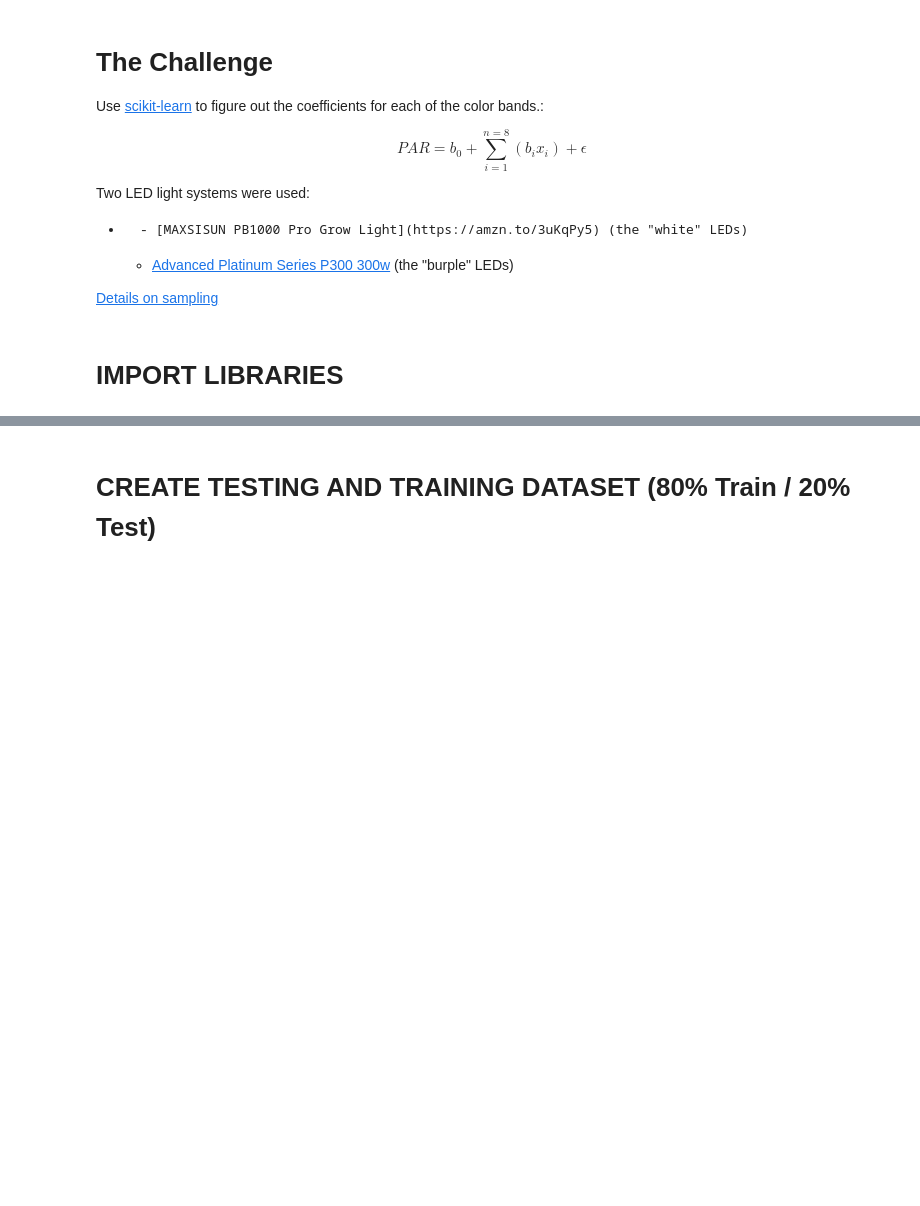
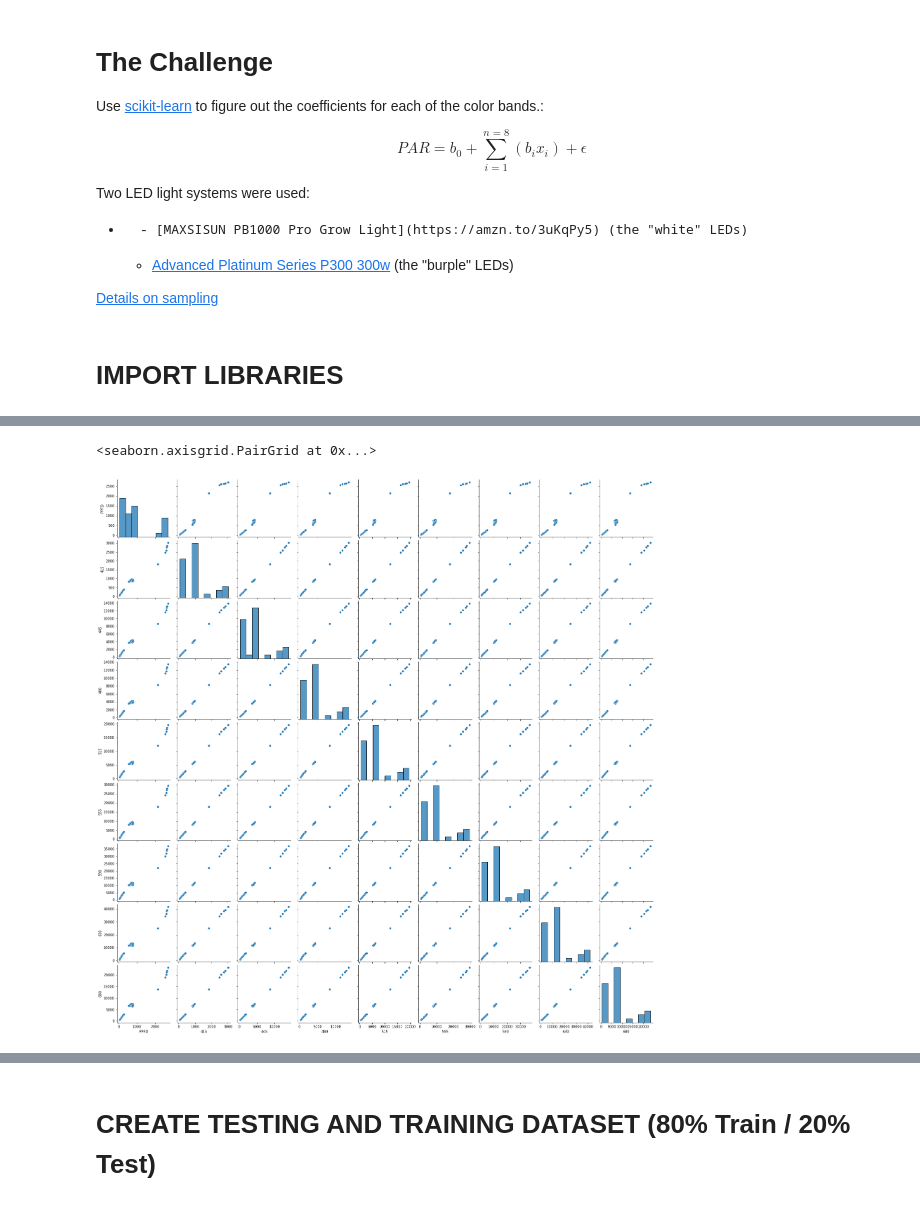
Before and after one commit to solarslurpi/OG-GrowBuddy, a Jupyter notebook: notebooks/PAR_Buddy_mlr.ipynb, the cells around one changed output, grey strips where cells are left out. Saved outputs shown, nothing was run; the diff lists cells and outputs as text; code cells hidden in the pictures; blank space fills up the shorter version.

```diff
--- a/notebooks/PAR_Buddy_mlr.ipynb
+++ b/notebooks/PAR_Buddy_mlr.ipynb
@@ -159,0 +201,5 @@ memory usage: 3.6 KB
+# %%
+sns.pairplot(readings_white)
+# %% [output]
+<seaborn.axisgrid.PairGrid at 0x...>
+[figure, added]
```
Also changed, not shown: parts of 37 cells of this notebook.
